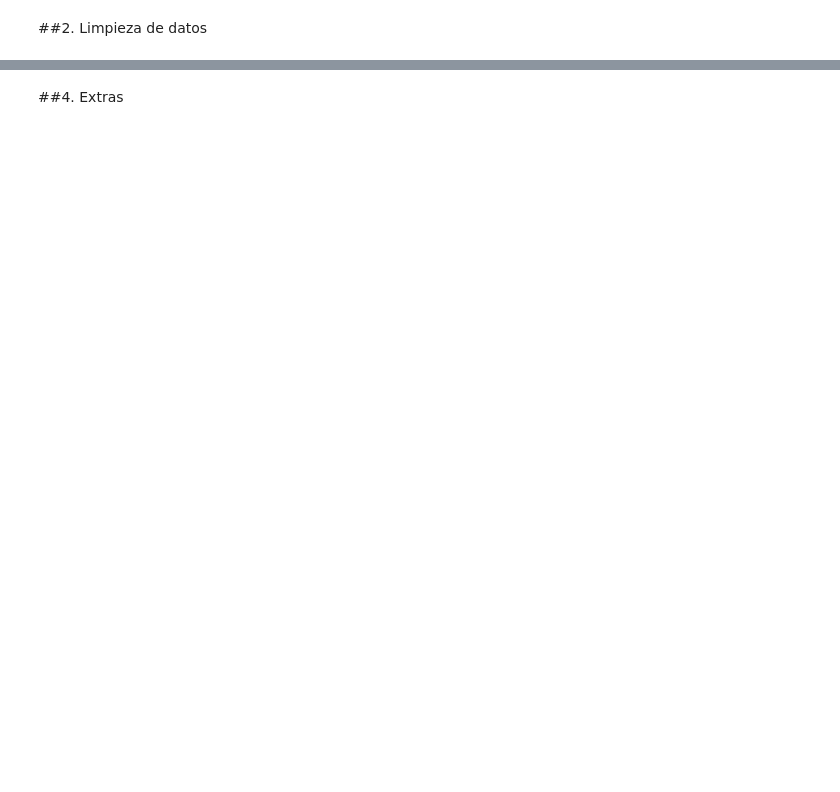
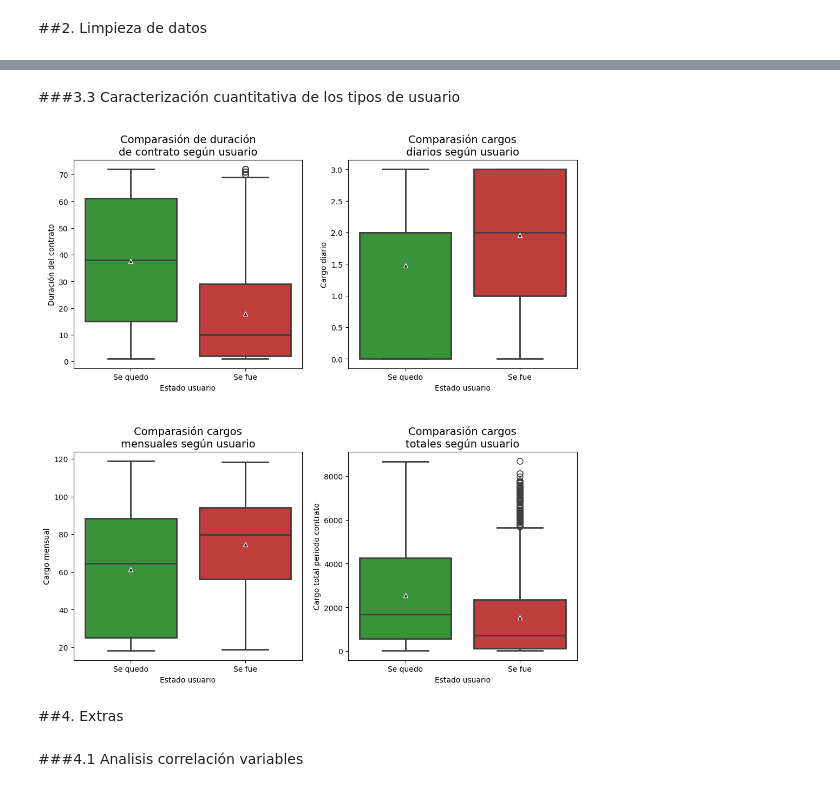
Before and after one commit to w4cha/analisis-alura-etl, a Jupyter notebook: alura_etl_challange.ipynb, the cells around one changed output, grey strips where cells are left out. Saved outputs shown, nothing was run; the diff lists cells and outputs as text; code cells hidden in the pictures; blank space fills up the shorter version.

```diff
--- a/alura_etl_challange.ipynb
+++ b/alura_etl_challange.ipynb
@@ -15,2 +372,43 @@ Tu desafío será recopilar, procesar y analizar los datos, utilizando Python y
+# %% [markdown]
+###3.3 Caracterización cuantitativa de los tipos de usuario
+# %%
+# cuantitative data
+data_qtt = [{"data": pd.DataFrame({"Se quedo": nochurned_df['tenure'],
+                                   "Se fue": churned_df['tenure']}),
+             "title": dict(label="Comparasión de duración\nde contrato según usuario",
+                           fontsize=14),
+             "x_label": dict(xlabel="Estado usuario"),
+             "y_label": dict(ylabel="Duración del contrato")},
+            {"data": pd.DataFrame({"Se quedo": nochurned_df["ChargesDaily"],
+                                   "Se fue": churned_df["ChargesDaily"]}),
+             "title": dict(label="Comparasión cargos\ndiarios según usuario",
+                           fontsize=14),
+             "x_label": dict(xlabel="Estado usuario"),
+             "y_label": dict(ylabel="Cargo diario")},
+            {"data": pd.DataFrame({"Se quedo": nochurned_df["ChargesMonthly"],
+                                   "Se fue": churned_df["ChargesMonthly"]}),
+             "title": dict(label="Comparasión cargos\nmensuales según usuario",
+                           fontsize=14),
+             "x_label": dict(xlabel="Estado usuario"),
+             "y_label": dict(ylabel="Cargo mensual")},
+            {"data": pd.DataFrame({"Se quedo": nochurned_df["ChargesTotal"],
+                                   "Se fue": churned_df["ChargesTotal"]}),
+             "title": dict(label="Comparasión cargos\ntotales según usuario",
+                           fontsize=14),
+             "x_label": dict(xlabel="Estado usuario"),
+             "y_label": dict(ylabel="Cargo total periodo contrato")}]
+fig_2, ax_2 = plt.subplots(nrows=2, ncols=2, figsize=(12,12))
+for axis, state in zip(ax_2.flatten(), data_qtt):
+  sns.boxplot(data=state["data"], ax=axis, palette=["#2ca02c", "#d62728"],
+               linewidth=2, fliersize=8, showmeans=True,
+              meanprops=dict(markeredgecolor="white", markerfacecolor="black"))
+  axis.set_title(**state["title"])
+  axis.set_xlabel(**state["x_label"])
+  axis.set_ylabel(**state["y_label"])
+plt.subplots_adjust(hspace=0.4)
+# %% [output]
+[figure, added]
 # %% [markdown]
 ##4. Extras
+# %% [markdown]
+###4.1 Analisis correlación variables
```
Also changed, not shown: parts of 28 cells of this notebook.
